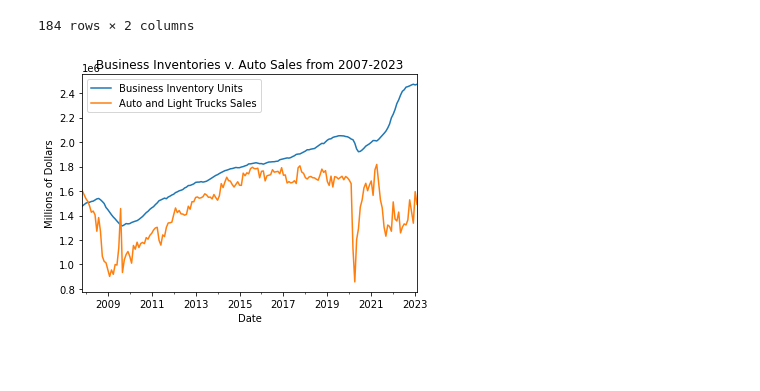
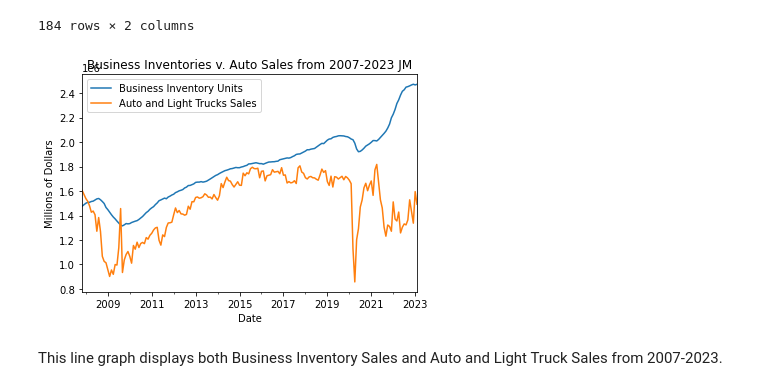
Before and after one commit to jayessem/CIS-4170-Group-8-Joann-Mei-Code, a Jupyter notebook: Mei, Joann CIS 4170 - Group 8 Auto v. BusInv.ipynb, the cells around one changed output. Cells and saved outputs as stored; diff of their text form; code cells hidden in the pictures; blank space fills up the shorter version.

```diff
--- a/Mei, Joann CIS 4170 - Group 8 Auto v. BusInv.ipynb
+++ b/Mei, Joann CIS 4170 - Group 8 Auto v. BusInv.ipynb
@@ -67,11 +83,3 @@ output2
 | 2023-01-01 | 2466430 | 1595200.0 |
 | 2023-02-01 | 2471584 | 1492100.0 |
 184 rows × 2 columns
-# %%
-output2.plot(title='Business Inventories v. Auto Sales from 2007-2023')
-plt.legend(['Business Inventory Units', 'Auto and Light Trucks Sales'])
-plt.xlabel('Date')
-plt.ylabel('Millions of Dollars')
-plt.show()
-# %% [output]
-[figure, removed]
@@ -80,3 +86,13 @@ plt.show()
+# %%
+output2.plot(title='Business Inventories v. Auto Sales from 2007-2023 JM')
+plt.legend(['Business Inventory Units', 'Auto and Light Trucks Sales'])
+plt.xlabel('Date')
+plt.ylabel('Millions of Dollars')
+plt.show()
+# %% [output]
+[figure, added]
+# %% [markdown]
+This line graph displays both Business Inventory Sales and Auto and Light Truck Sales from 2007-2023.
 # %%
 import pandas_bokeh
 from bokeh.plotting import figure,output_notebook, show
```
Also changed, not shown: parts of 9 cells of this notebook.
